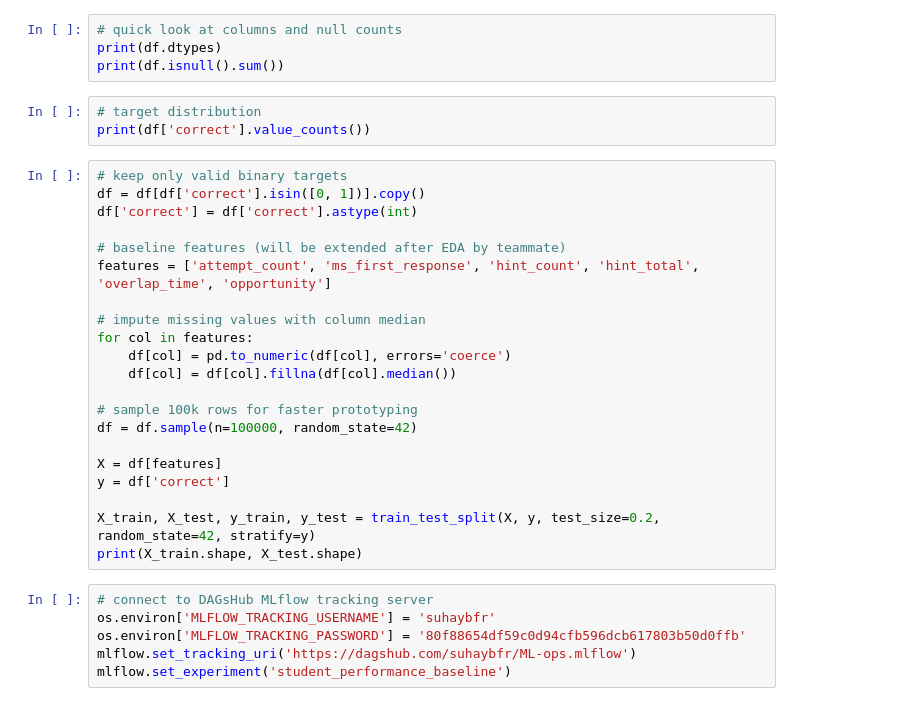
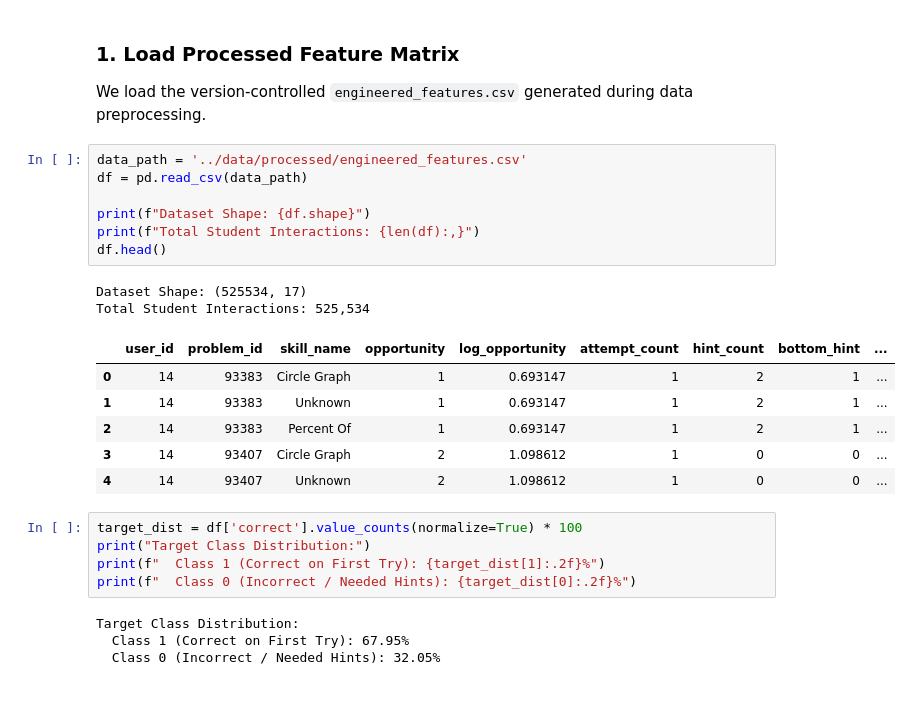
Before and after one commit to suhaybfr/ML-ops, a Jupyter notebook: notebooks/01_baseline_model.ipynb, the cells around one changed output. Cells and saved outputs as stored; diff of their text form.

Commit message:
Add updated Logistic Regression baseline model and executed notebook

```diff
--- a/notebooks/01_baseline_model.ipynb
+++ b/notebooks/01_baseline_model.ipynb
@@ -13,34 +35,28 @@ df.head()
-# %%
-# quick look at columns and null counts
-print(df.dtypes)
-print(df.isnull().sum())
-# %%
-# target distribution
-print(df['correct'].value_counts())
-# %%
-# keep only valid binary targets
-df = df[df['correct'].isin([0, 1])].copy()
-df['correct'] = df['correct'].astype(int)
-
-# baseline features (will be extended after EDA by teammate)
-features = ['attempt_count', 'ms_first_response', 'hint_count', 'hint_total', 'overlap_time', 'opportunity']
-
-# impute missing values with column median
-for col in features:
-    df[col] = pd.to_numeric(df[col], errors='coerce')
-    df[col] = df[col].fillna(df[col].median())
-
-# sample 100k rows for faster prototyping
-df = df.sample(n=100000, random_state=42)
-
-X = df[features]
-y = df['correct']
-
-X_train, X_test, y_train, y_test = train_test_split(X, y, test_size=0.2, random_state=42, stratify=y)
-print(X_train.shape, X_test.shape)
-# %%
-# connect to DAGsHub MLflow tracking server
-os.environ['MLFLOW_TRACKING_USERNAME'] = 'suhaybfr'
-os.environ['MLFLOW_TRACKING_PASSWORD'] = '80f88654df59c0d94cfb596dcb617803b50d0ffb'
-mlflow.set_tracking_uri('https://dagshub.com/suhaybfr/ML-ops.mlflow')
-mlflow.set_experiment('student_performance_baseline')
+# %% [markdown]
+### 1. Load Processed Feature Matrix
+We load the version-controlled `engineered_features.csv` generated during data preprocessing.
+# %%
+data_path = '../data/processed/engineered_features.csv'
+df = pd.read_csv(data_path)
+
+print(f"Dataset Shape: {df.shape}")
+print(f"Total Student Interactions: {len(df):,}")
+df.head()
+# %% [output]
+Dataset Shape: (525534, 17)
+Total Student Interactions: 525,534
+|  | user_id | problem_id | skill_name | opportunity | log_opportunity | attempt_count | hint_count | bottom_hint | ... |
+| 0 | 14 | 93383 | Circle Graph | 1 | 0.693147 | 1 | 2 | 1 | ... |
+| 1 | 14 | 93383 | Unknown | 1 | 0.693147 | 1 | 2 | 1 | ... |
+| 2 | 14 | 93383 | Percent Of | 1 | 0.693147 | 1 | 2 | 1 | ... |
+| 3 | 14 | 93407 | Circle Graph | 2 | 1.098612 | 1 | 0 | 0 | ... |
+| 4 | 14 | 93407 | Unknown | 2 | 1.098612 | 1 | 0 | 0 | ... |
+# %%
+target_dist = df['correct'].value_counts(normalize=True) * 100
+print("Target Class Distribution:")
+print(f"  Class 1 (Correct on First Try): {target_dist[1]:.2f}%")
+print(f"  Class 0 (Incorrect / Needed Hints): {target_dist[0]:.2f}%")
+# %% [output]
+Target Class Distribution:
+  Class 1 (Correct on First Try): 67.95%
+  Class 0 (Incorrect / Needed Hints): 32.05%
```
Also changed, not shown: parts of 21 cells of this notebook, 1 other file.
